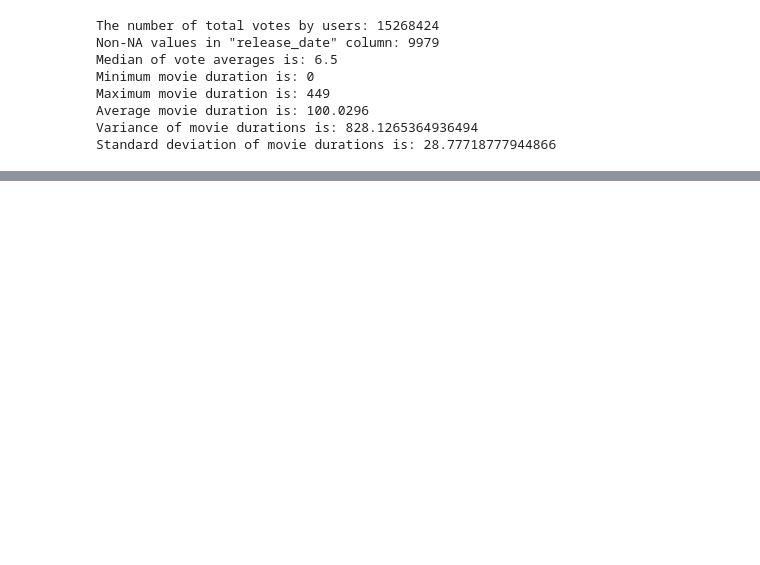
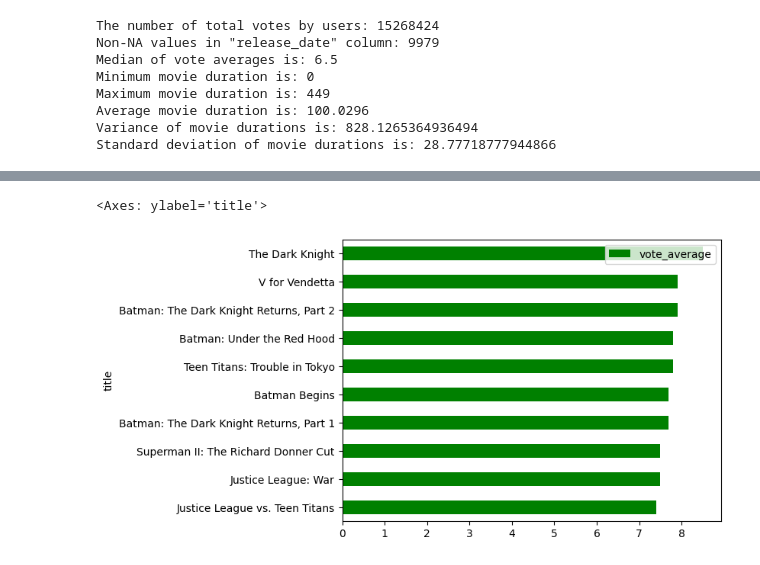
Before and after one commit to Exion007/Colab, a Jupyter notebook: pandas_intro.ipynb, the cells around one changed output, grey strips where cells are left out. Saved outputs shown, nothing was run; the diff lists cells and outputs as text; code cells hidden in the pictures; blank space fills up the shorter version.

```diff
--- a/pandas_intro.ipynb
+++ b/pandas_intro.ipynb
@@ -318,3 +318,11 @@ Screen Gems
 # Combining Datasets
 
 ![combine.png](embedded-picture-1)
+# %%
+# Plotting
+
+dc_movies = dc_movies.loc[:, ['title', 'vote_average']].sort_values(by = "vote_average", ascending = False)
+dc_movies[:10][::-1].plot.barh(x = "title", y = "vote_average", color = 'green')
+# %% [output]
+<Axes: ylabel='title'>
+[figure, added]
```
Also changed, not shown: parts of 2 cells of this notebook.
